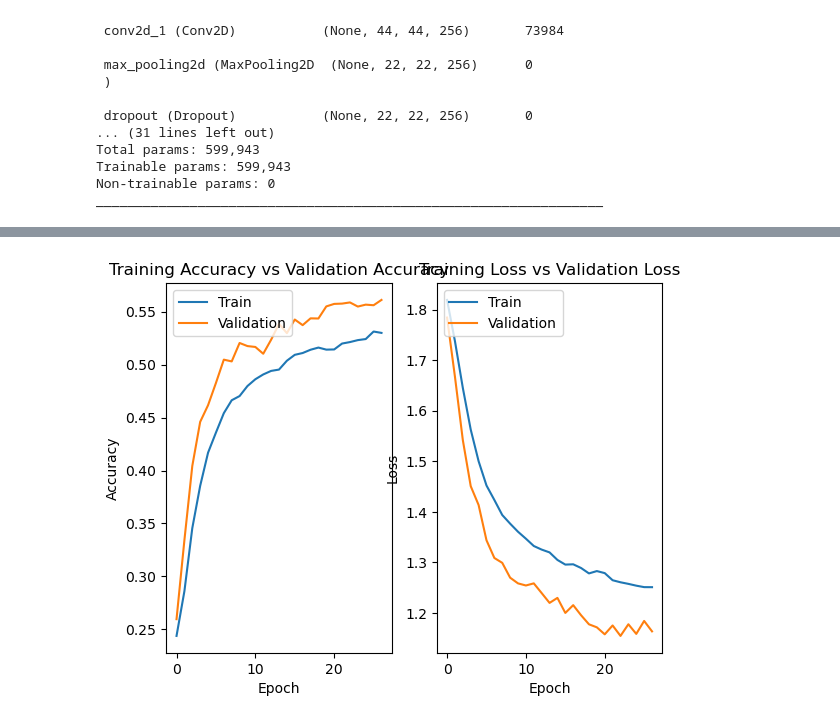
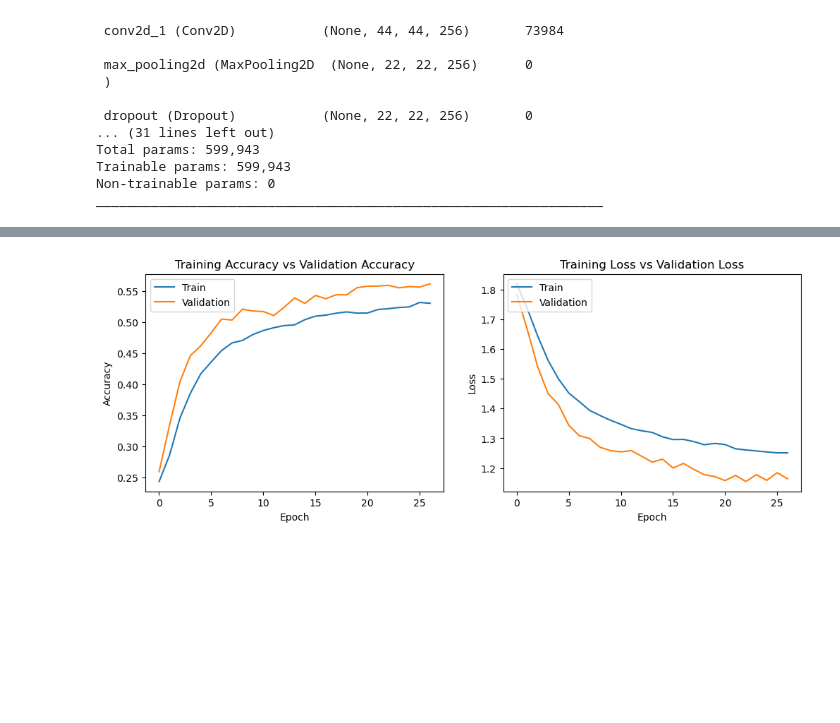
Before and after one commit to khaledelmahdi/dl-project, a Jupyter notebook: db_project.ipynb, the cells around one changed output, grey strips where cells are left out. Saved outputs shown, nothing was run; the diff lists cells and outputs as text; code cells hidden in the pictures; blank space fills up the shorter version.

```diff
--- a/db_project.ipynb
+++ b/db_project.ipynb
@@ -217,25 +217,25 @@ Epoch 27/50
 898/898 [==============================] - 194s 216ms/step - loss: 1.2509 - accuracy: 0.5300 - val_loss: 1.1635 - val_accuracy: 0.5612
 Epoch 27: early stopping
 # %%
-ig , ax = plt.subplots(1,2)
+fig, ax = plt.subplots(1, 2)
 train_acc = history.history['accuracy']
 train_loss = history.history['loss']
-
+fig.set_size_inches(12, 4)
 
 ax[0].plot(history.history['accuracy'])
 ax[0].plot(history.history['val_accuracy'])
 ax[0].set_title('Training Accuracy vs Validation Accuracy')
 ax[0].set_ylabel('Accuracy')
 ax[0].set_xlabel('Epoch')
 ax[0].legend(['Train', 'Validation'], loc='upper left')
 
 ax[1].plot(history.history['loss'])
 ax[1].plot(history.history['val_loss'])
 ax[1].set_title('Training Loss vs Validation Loss')
 ax[1].set_ylabel('Loss')
 ax[1].set_xlabel('Epoch')
 ax[1].legend(['Train', 'Validation'], loc='upper left')
 
 plt.show()
 # %% [output]
-[figure, old version]
+[figure, new version]
```
